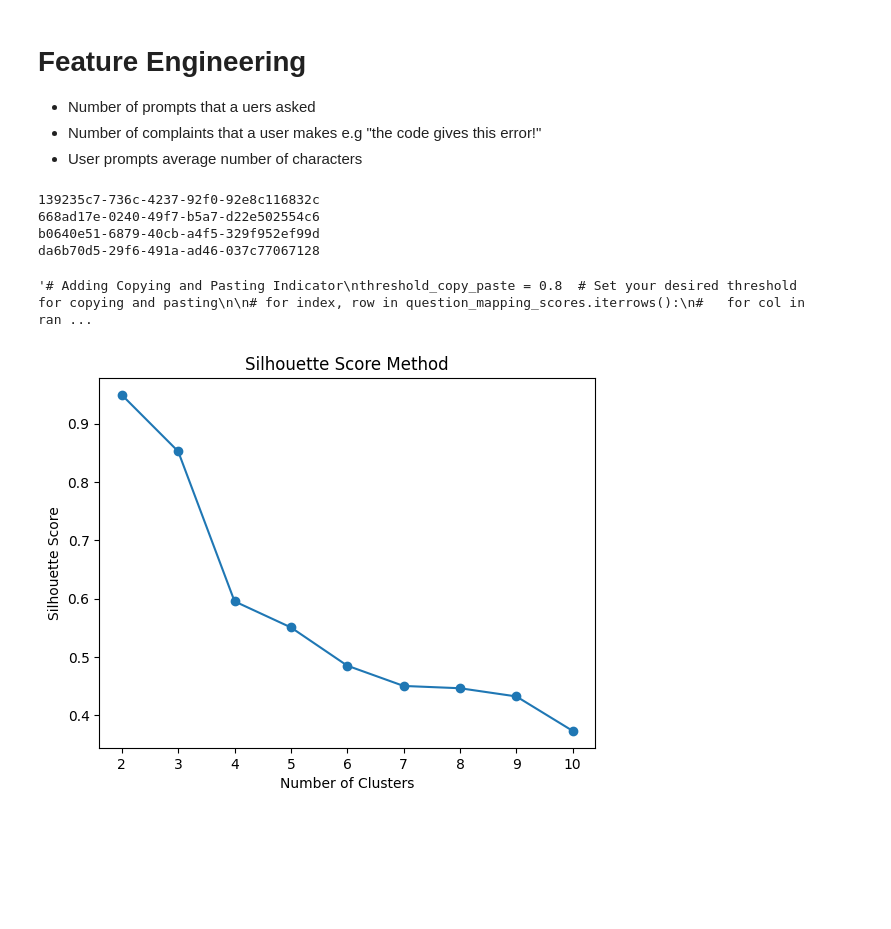
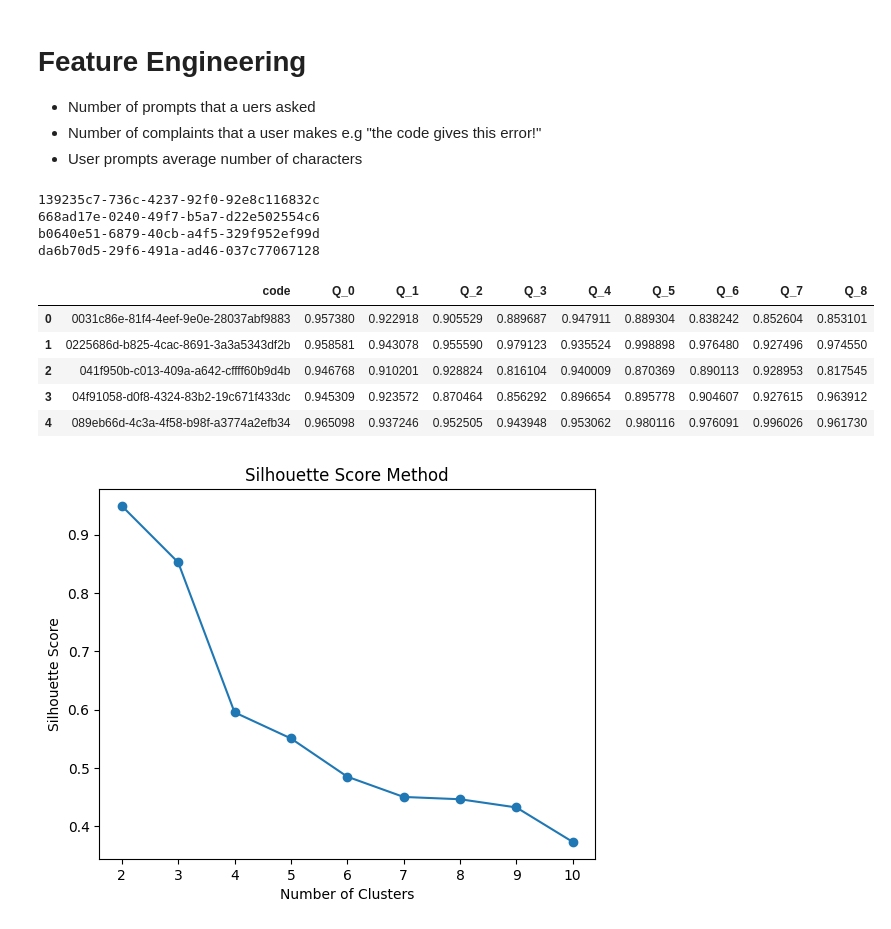
Before and after one commit to canturkmen/CS412-Project, a Jupyter notebook: CS412_Project.ipynb, the cells around one changed output. Saved outputs shown, nothing was run; the diff lists cells and outputs as text; code cells hidden in the pictures; blank space fills up the shorter version.

```diff
--- a/CS412_Project.ipynb
+++ b/CS412_Project.ipynb
@@ -386,36 +385,41 @@ for code, convs in code2convos.items():
             # User Prompts
 
             # count the user prompts
             code2features[code]["#user_prompts"] += 1
 
             # count the keywords
             for kw in keywords2search:
                 code2features[code][f"#{kw}"] +=  len(re.findall(rf"\b{kw}\b", text))
 
             code2features[code]["prompt_avg_chars"] += len(text)
         else:
             # ChatGPT Responses
             code2features[code]["response_avg_chars"] += len(text)
 
         code2features[code]["prompt_avg_chars"] /= code2features[code]["#user_prompts"]
         code2features[code]["response_avg_chars"] /= code2features[code]["#user_prompts"]
 
-'''# Adding Copying and Pasting Indicator
+# Adding Copying and Pasting Indicator
 threshold_copy_paste = 0.8  # Set your desired threshold for copying and pasting
 
 # for index, row in question_mapping_scores.iterrows():
 #   for col in range(1, 10):
 #     if row.iloc[col] > threshold_copy_paste:
 #       question_mapping_scores.iat[index, col] = 1
 
 question_mapping_scores.head()
-# question_mapping_scores["copy_paste_indicator"] = (question_mapping_scores.iloc[:, 1:].max(axis=1) > threshold_copy_paste).astype(int)'''
+# question_mapping_scores["copy_paste_indicator"] = (question_mapping_scores.iloc[:, 1:].max(axis=1) > threshold_copy_paste).astype(int)
 # %% [output]
 139235c7-736c-4237-92f0-92e8c116832c
 668ad17e-0240-49f7-b5a7-d22e502554c6
 b0640e51-6879-40cb-a4f5-329f952ef99d
 da6b70d5-29f6-491a-ad46-037c77067128
-'# Adding Copying and Pasting Indicator\nthreshold_copy_paste = 0.8  # Set your desired threshold for copying and pasting\n\n# for index, row in question_mapping_scores.iterrows():\n#   for col in ran ...
+|  | code | Q_0 | Q_1 | Q_2 | Q_3 | Q_4 | Q_5 | Q_6 | Q_7 | Q_8 |
+| 0 | 0031c86e-81f4-4eef-9e0e-28037abf9883 | 0.957380 | 0.922918 | 0.905529 | 0.889687 | 0.947911 | 0.889304 | 0.838242 | 0.852604 | 0.853101 |
+| 1 | 0225686d-b825-4cac-8691-3a3a5343df2b | 0.958581 | 0.943078 | 0.955590 | 0.979123 | 0.935524 | 0.998898 | 0.976480 | 0.927496 | 0.974550 |
+| 2 | 041f950b-c013-409a-a642-cffff60b9d4b | 0.946768 | 0.910201 | 0.928824 | 0.816104 | 0.940009 | 0.870369 | 0.890113 | 0.928953 | 0.817545 |
+| 3 | 04f91058-d0f8-4324-83b2-19c671f433dc | 0.945309 | 0.923572 | 0.870464 | 0.856292 | 0.896654 | 0.895778 | 0.904607 | 0.927615 | 0.963912 |
+| 4 | 089eb66d-4c3a-4f58-b98f-a3774a2efb34 | 0.965098 | 0.937246 | 0.952505 | 0.943948 | 0.953062 | 0.980116 | 0.976091 | 0.996026 | 0.961730 |
 # %%
 from sklearn.cluster import KMeans
 from sklearn.metrics import silhouette_score
```
Also changed, not shown: parts of 6 cells of this notebook.
